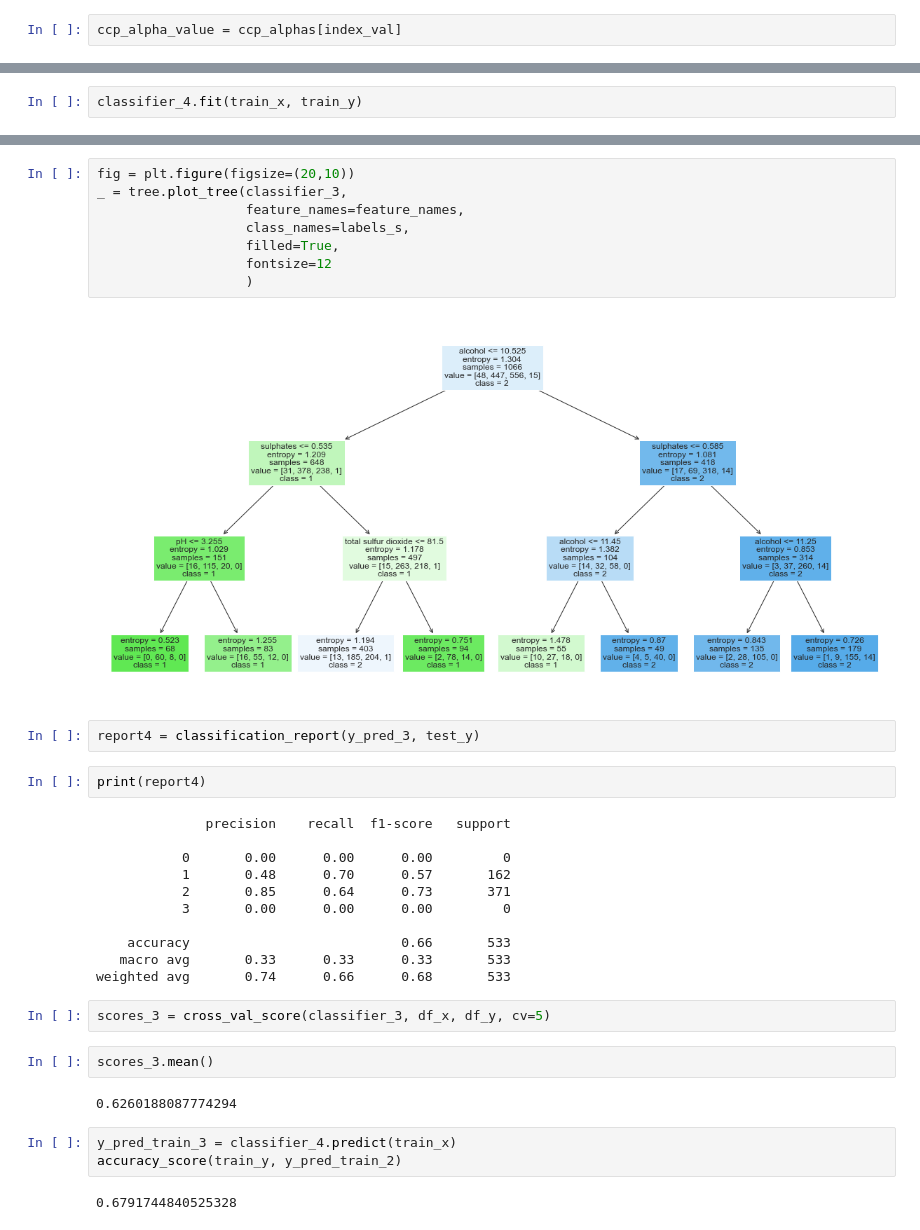
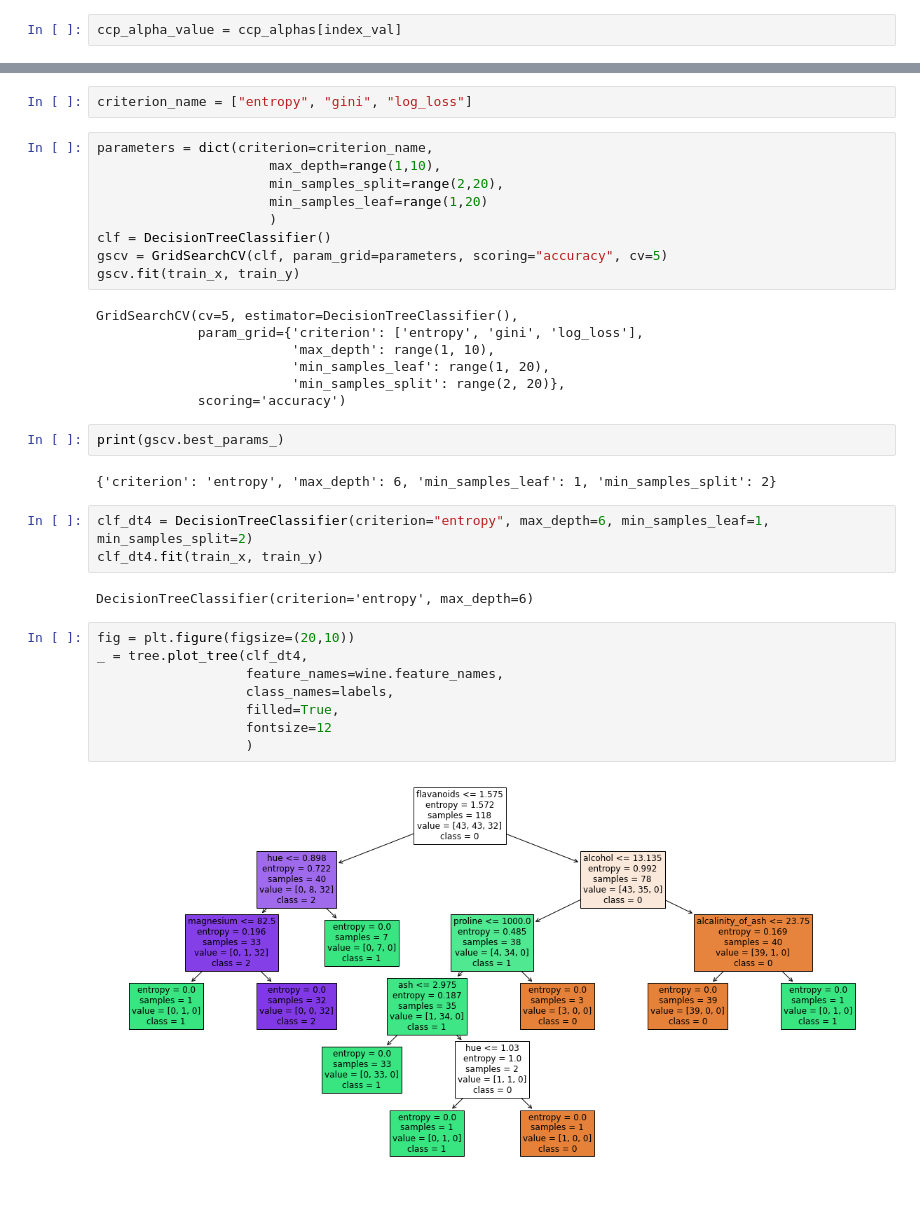
Before and after one commit to Kaustuv-Karki/Data-mining, a Jupyter notebook: DecisionTree/DecisionTree.ipynb, the cells around one changed output, grey strips where cells are left out. Cells and saved outputs as stored; diff of their text form; blank space fills up the shorter version.

```diff
--- a/DecisionTree/DecisionTree.ipynb
+++ b/DecisionTree/DecisionTree.ipynb
@@ -549,2 +563,0 @@ classifier_4 = DecisionTreeClassifier(criterion="entropy",ccp_alpha=ccp_alpha_va
-# %%
-classifier_4.fit(train_x, train_y)
@@ -553,36 +574,37 @@ DecisionTreeClassifier(ccp_alpha=0.0026589745367135535, criterion='entropy')
+# %%
+criterion_name = ["entropy", "gini", "log_loss"]
+# %%
+parameters = dict(criterion=criterion_name,
+                      max_depth=range(1,10),
+                      min_samples_split=range(2,20),
+                      min_samples_leaf=range(1,20)
+                      )
+clf = DecisionTreeClassifier()
+gscv = GridSearchCV(clf, param_grid=parameters, scoring="accuracy", cv=5)
+gscv.fit(train_x, train_y)
+# %% [output]
+GridSearchCV(cv=5, estimator=DecisionTreeClassifier(),
+             param_grid={'criterion': ['entropy', 'gini', 'log_loss'],
+                         'max_depth': range(1, 10),
+                         'min_samples_leaf': range(1, 20),
+                         'min_samples_split': range(2, 20)},
+             scoring='accuracy')
+# %%
+print(gscv.best_params_)
+# %% [output]
+{'criterion': 'entropy', 'max_depth': 6, 'min_samples_leaf': 1, 'min_samples_split': 2}
+# %%
+clf_dt4 = DecisionTreeClassifier(criterion="entropy", max_depth=6, min_samples_leaf=1, min_samples_split=2)
+clf_dt4.fit(train_x, train_y)
+# %% [output]
+DecisionTreeClassifier(criterion='entropy', max_depth=6)
 # %%
 fig = plt.figure(figsize=(20,10))
-_ = tree.plot_tree(classifier_3,
-                   feature_names=feature_names,
-                   class_names=labels_s,
+_ = tree.plot_tree(clf_dt4,
+                   feature_names=wine.feature_names,
+                   class_names=labels,
                    filled=True,
                    fontsize=12
                    )
 # %% [output]
-[figure, old version]
+[figure, new version]
-# %%
-report4 = classification_report(y_pred_3, test_y)
-# %%
-print(report4)
-# %% [output]
-              precision    recall  f1-score   support
-
-           0       0.00      0.00      0.00         0
-           1       0.48      0.70      0.57       162
-           2       0.85      0.64      0.73       371
-           3       0.00      0.00      0.00         0
-
-    accuracy                           0.66       533
-   macro avg       0.33      0.33      0.33       533
-weighted avg       0.74      0.66      0.68       533
-# %%
-scores_3 = cross_val_score(classifier_3, df_x, df_y, cv=5)
-# %%
-scores_3.mean()
-# %% [output]
-0.6260188087774294
-# %%
-y_pred_train_3 = classifier_4.predict(train_x)
-accuracy_score(train_y, y_pred_train_2)
-# %% [output]
-0.6791744840525328
```
Also changed, not shown: parts of 149 cells of this notebook.
